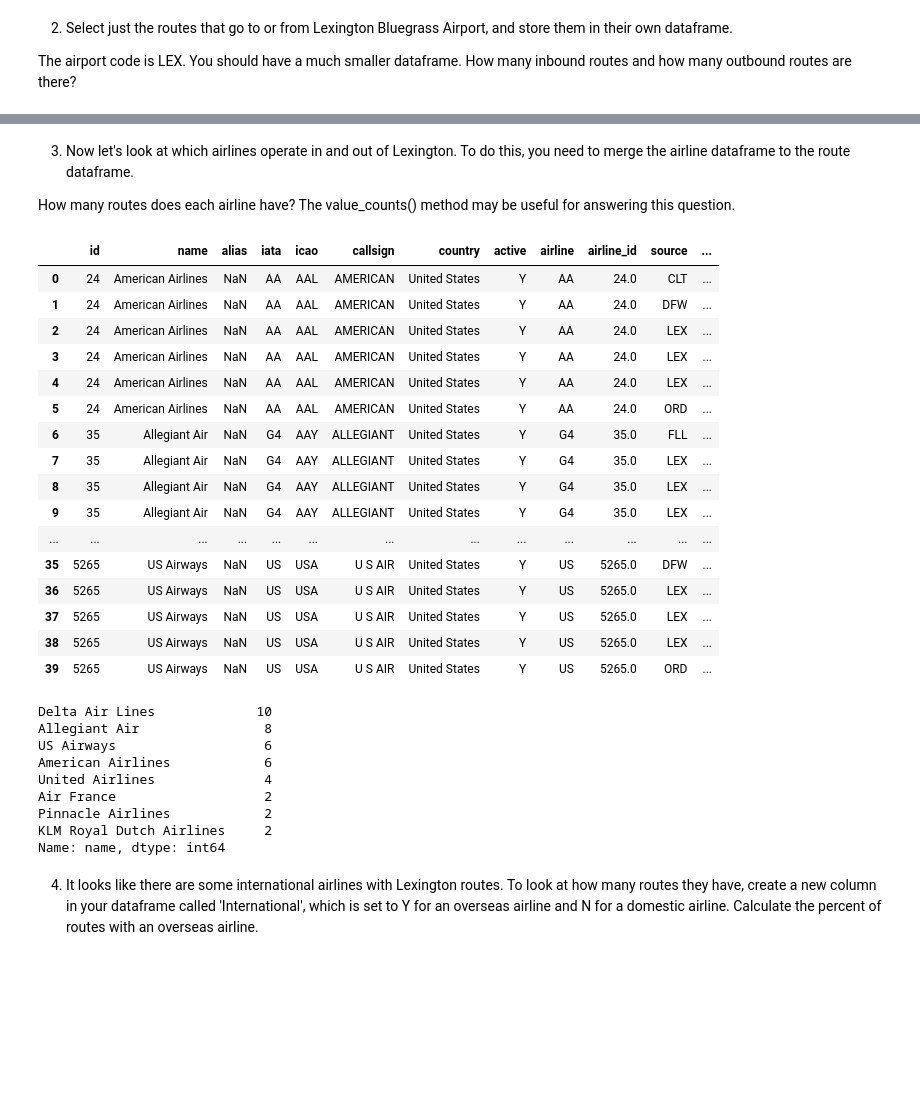
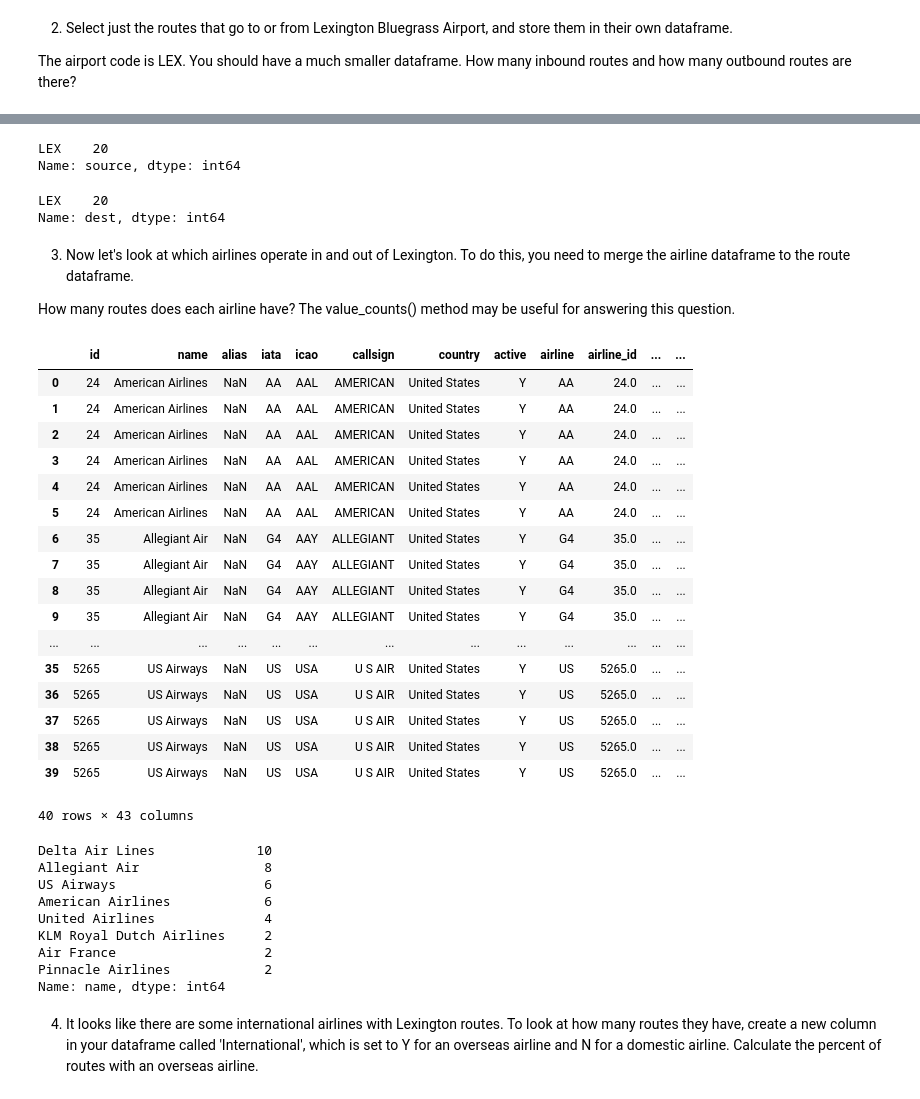
Before and after one commit to hisham32/ce599, a Jupyter notebook: 07-Data Wrangling/open-flights.ipynb, the cells around one changed output, grey strips where cells are left out. Drawn from its saved outputs; the diff is of its cells as text; code cells hidden in the pictures; blank space fills up the shorter version.

```diff
--- a/07-Data Wrangling/open-flights.ipynb
+++ b/07-Data Wrangling/open-flights.ipynb
@@ -112,28 +157,39 @@ rin
+# %%
+lex_routeso['source'].value_counts()
+# %% [output]
+LEX    20
+Name: source, dtype: int64
+# %%
+lex_routesi['dest'].value_counts()
+# %% [output]
+LEX    20
+Name: dest, dtype: int64
 # %% [markdown]
 3) Now let's look at which airlines operate in and out of Lexington.  To do this, you need to merge the airline dataframe to the route dataframe.
 
 How many routes does each airline have?  The value_counts() method may be useful for answering this question.
 # %%
-rlines = pd.merge(airlines, rlex, left_on='id', right_on='airline_id')
+rlines = pd.merge(airlines, lex_routes, left_on='id', right_on='airline_id')
 rlines
 # %% [output]
-|  | id | name | alias | iata | icao | callsign | country | active | airline | airline_id | source | ... |
-| 0 | 24 | American Airlines | NaN | AA | AAL | AMERICAN | United States | Y | AA | 24.0 | CLT | ... |
-| 1 | 24 | American Airlines | NaN | AA | AAL | AMERICAN | United States | Y | AA | 24.0 | DFW | ... |
-| 2 | 24 | American Airlines | NaN | AA | AAL | AMERICAN | United States | Y | AA | 24.0 | LEX | ... |
-| 3 | 24 | American Airlines | NaN | AA | AAL | AMERICAN | United States | Y | AA | 24.0 | LEX | ... |
-| 4 | 24 | American Airlines | NaN | AA | AAL | AMERICAN | United States | Y | AA | 24.0 | LEX | ... |
-| 5 | 24 | American Airlines | NaN | AA | AAL | AMERICAN | United States | Y | AA | 24.0 | ORD | ... |
-| 6 | 35 | Allegiant Air | NaN | G4 | AAY | ALLEGIANT | United States | Y | G4 | 35.0 | FLL | ... |
-| 7 | 35 | Allegiant Air | NaN | G4 | AAY | ALLEGIANT | United States | Y | G4 | 35.0 | LEX | ... |
-| 8 | 35 | Allegiant Air | NaN | G4 | AAY | ALLEGIANT | United States | Y | G4 | 35.0 | LEX | ... |
-| 9 | 35 | Allegiant Air | NaN | G4 | AAY | ALLEGIANT | United States | Y | G4 | 35.0 | LEX | ... |
+|  | id | name | alias | iata | icao | callsign | country | active | airline | airline_id | ... | ... |
+| 0 | 24 | American Airlines | NaN | AA | AAL | AMERICAN | United States | Y | AA | 24.0 | ... | ... |
+| 1 | 24 | American Airlines | NaN | AA | AAL | AMERICAN | United States | Y | AA | 24.0 | ... | ... |
+| 2 | 24 | American Airlines | NaN | AA | AAL | AMERICAN | United States | Y | AA | 24.0 | ... | ... |
+| 3 | 24 | American Airlines | NaN | AA | AAL | AMERICAN | United States | Y | AA | 24.0 | ... | ... |
+| 4 | 24 | American Airlines | NaN | AA | AAL | AMERICAN | United States | Y | AA | 24.0 | ... | ... |
+| 5 | 24 | American Airlines | NaN | AA | AAL | AMERICAN | United States | Y | AA | 24.0 | ... | ... |
+| 6 | 35 | Allegiant Air | NaN | G4 | AAY | ALLEGIANT | United States | Y | G4 | 35.0 | ... | ... |
+| 7 | 35 | Allegiant Air | NaN | G4 | AAY | ALLEGIANT | United States | Y | G4 | 35.0 | ... | ... |
+| 8 | 35 | Allegiant Air | NaN | G4 | AAY | ALLEGIANT | United States | Y | G4 | 35.0 | ... | ... |
+| 9 | 35 | Allegiant Air | NaN | G4 | AAY | ALLEGIANT | United States | Y | G4 | 35.0 | ... | ... |
 | ... | ... | ... | ... | ... | ... | ... | ... | ... | ... | ... | ... | ... |
-| 35 | 5265 | US Airways | NaN | US | USA | U S AIR | United States | Y | US | 5265.0 | DFW | ... |
-| 36 | 5265 | US Airways | NaN | US | USA | U S AIR | United States | Y | US | 5265.0 | LEX | ... |
-| 37 | 5265 | US Airways | NaN | US | USA | U S AIR | United States | Y | US | 5265.0 | LEX | ... |
-| 38 | 5265 | US Airways | NaN | US | USA | U S AIR | United States | Y | US | 5265.0 | LEX | ... |
-| 39 | 5265 | US Airways | NaN | US | USA | U S AIR | United States | Y | US | 5265.0 | ORD | ... |
+| 35 | 5265 | US Airways | NaN | US | USA | U S AIR | United States | Y | US | 5265.0 | ... | ... |
+| 36 | 5265 | US Airways | NaN | US | USA | U S AIR | United States | Y | US | 5265.0 | ... | ... |
+| 37 | 5265 | US Airways | NaN | US | USA | U S AIR | United States | Y | US | 5265.0 | ... | ... |
+| 38 | 5265 | US Airways | NaN | US | USA | U S AIR | United States | Y | US | 5265.0 | ... | ... |
+| 39 | 5265 | US Airways | NaN | US | USA | U S AIR | United States | Y | US | 5265.0 | ... | ... |
+40 rows × 43 columns
 # %%
 rlines['name'].value_counts()
 # %% [output]
@@ -142,9 +198,9 @@ Allegiant Air                8
 US Airways                   6
 American Airlines            6
 United Airlines              4
+KLM Royal Dutch Airlines     2
 Air France                   2
 Pinnacle Airlines            2
-KLM Royal Dutch Airlines     2
 Name: name, dtype: int64
 # %% [markdown]
 4) It looks like there are some international airlines with Lexington routes.  To look at how many routes they have, create a new column in your dataframe called 'International', which is set to Y for an overseas airline and N for a domestic airline.  Calculate the percent of routes with an overseas airline.
```
Also changed, not shown: parts of 10 cells of this notebook, 14 other files.
